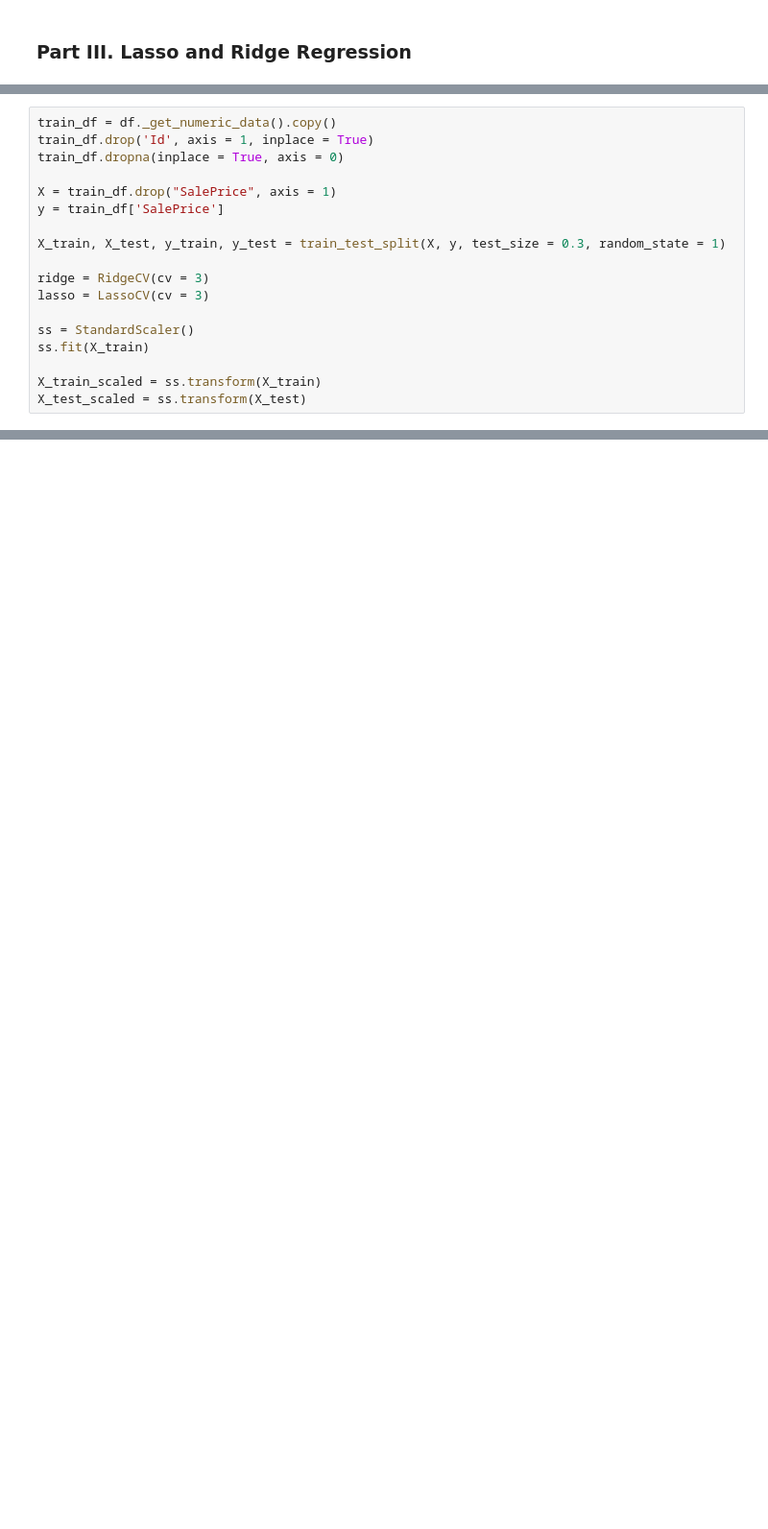
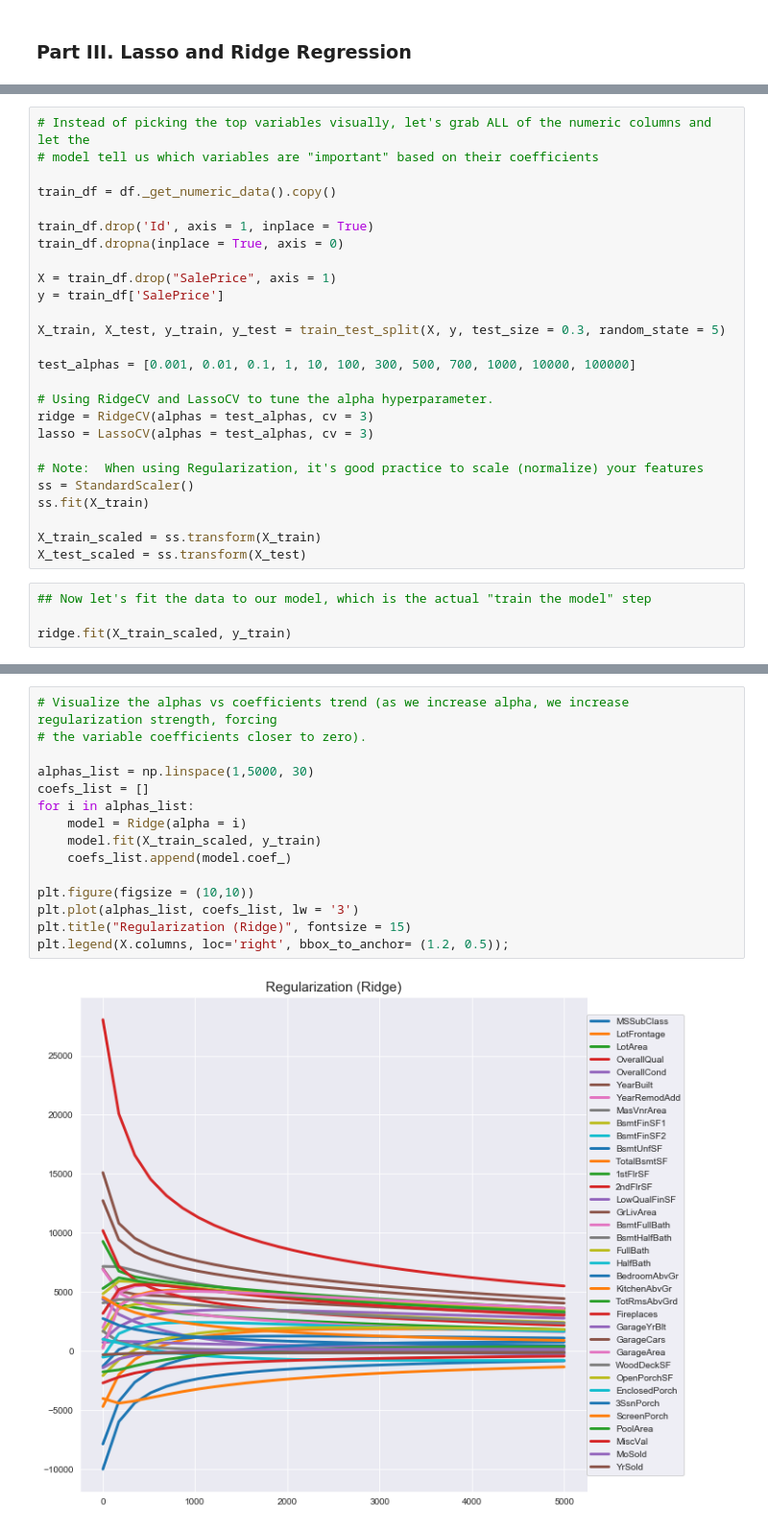
Before and after one commit to robertmanriquez/webinars_old, a Jupyter notebook: Regression_Webinar/Regression Webinar.ipynb, the cells around one changed output, grey strips where cells are left out. Shown at 96% size. Cells and saved outputs as stored; diff of their text form; blank space fills up the shorter version.

Commit message:
Corrections, added alpha graph, extra notes

```diff
--- a/Regression_Webinar/Regression Webinar.ipynb
+++ b/Regression_Webinar/Regression Webinar.ipynb
@@ -425,18 +472,30 @@ train_df = df._get_numeric_data().copy()
 # %%
+# Instead of picking the top variables visually, let's grab ALL of the numeric columns and let the
+# model tell us which variables are "important" based on their coefficients
+
 train_df = df._get_numeric_data().copy()
+
 train_df.drop('Id', axis = 1, inplace = True)
 train_df.dropna(inplace = True, axis = 0)
 
 X = train_df.drop("SalePrice", axis = 1)
 y = train_df['SalePrice']
 
-X_train, X_test, y_train, y_test = train_test_split(X, y, test_size = 0.3, random_state = 1)
+X_train, X_test, y_train, y_test = train_test_split(X, y, test_size = 0.3, random_state = 5)
 
-ridge = RidgeCV(cv = 3)
-lasso = LassoCV(cv = 3)
+test_alphas = [0.001, 0.01, 0.1, 1, 10, 100, 300, 500, 700, 1000, 10000, 100000]
 
+# Using RidgeCV and LassoCV to tune the alpha hyperparameter.
+ridge = RidgeCV(alphas = test_alphas, cv = 3)
+lasso = LassoCV(alphas = test_alphas, cv = 3)
+
+# Note:  When using Regularization, it's good practice to scale (normalize) your features
 ss = StandardScaler()
 ss.fit(X_train)
 
 X_train_scaled = ss.transform(X_train)
 X_test_scaled = ss.transform(X_test)
+# %%
+## Now let's fit the data to our model, which is the actual "train the model" step
+
+ridge.fit(X_train_scaled, y_train)
@@ -442,0 +554,17 @@ X_test_scaled = ss.transform(X_test)
+# %%
+# Visualize the alphas vs coefficients trend (as we increase alpha, we increase regularization strength, forcing
+# the variable coefficients closer to zero).
+
+alphas_list = np.linspace(1,5000, 30)
+coefs_list = []
+for i in alphas_list:
+    model = Ridge(alpha = i)
+    model.fit(X_train_scaled, y_train)
+    coefs_list.append(model.coef_)
+
+plt.figure(figsize = (10,10))
+plt.plot(alphas_list, coefs_list, lw = '3')
+plt.title("Regularization (Ridge)", fontsize = 15)
+plt.legend(X.columns, loc='right', bbox_to_anchor= (1.2, 0.5));
+# %% [output]
+[figure, added]
```
Also changed, not shown: parts of 28 cells of this notebook, 4 other files.
